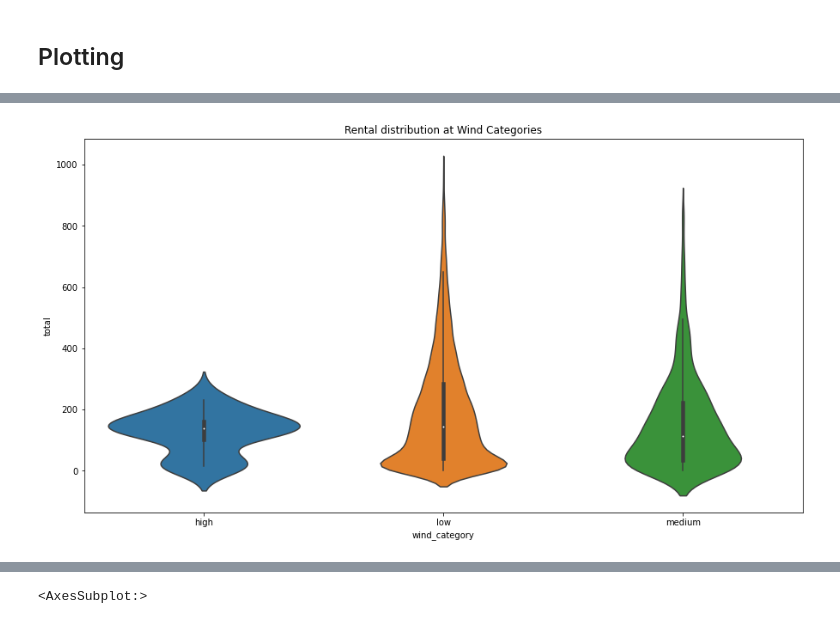
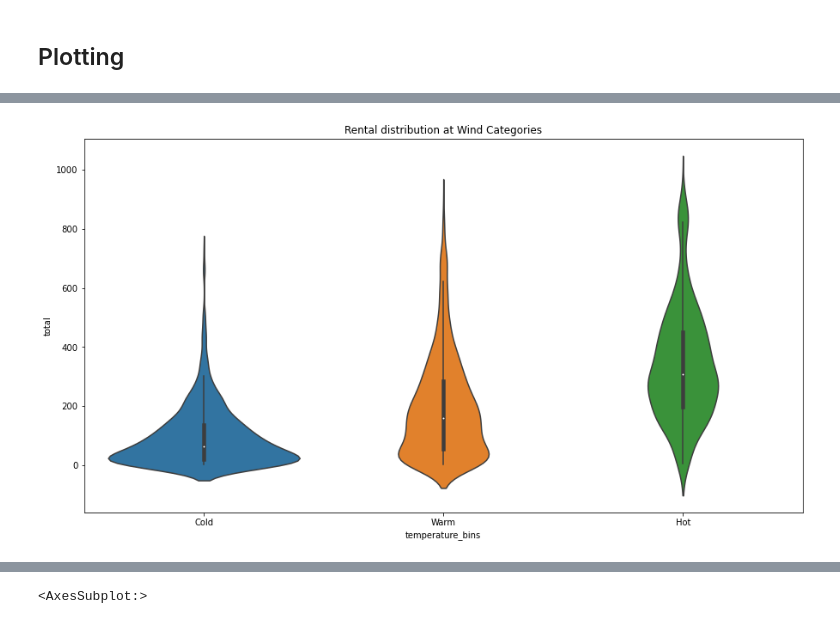
Before and after one commit to Maxremmo/Bike-Sharing-ML, a Jupyter notebook: bike_eda_hourly.ipynb, the cells around one changed output, grey strips where cells are left out. Drawn from its saved outputs; the diff is of its cells as text; code cells hidden in the pictures.

```diff
--- a/bike_eda_hourly.ipynb
+++ b/bike_eda_hourly.ipynb
@@ -42,5 +42,5 @@ cnt           False
 dtype: bool
 # %%
 df['dteday'] = pd.to_datetime(df['dteday'])
-df['dtime'] = df.apply(lambda row: datetime.datetime(year=row['dteday'].year, month=row['dteday'].month,
+df['dtime'] = df.apply(lambda row: dt.datetime(year=row['dteday'].year, month=row['dteday'].month,
                                                       day=row['dteday'].day, hour=row['hr']), axis=1)
@@ -187,9 +196,13 @@ df_complete['cloud_category'] = df_complete['cloudcover'].apply(lambda x:
 df_complete['wind_category'] = df_complete['windspeed'].apply(lambda x: 'low' if x <= 20 else
                                                      'medium' if x <= 30 else
                                                      'high')
+# %%
+df_complete['temperature_bins'] = pd.cut(df_complete['temperature'], bins=3, labels=('Cold','Warm','Hot'))
+df_complete['humidity_bins'] = pd.cut(df_complete['humidity'], bins=3, labels=('Low','Medium','High'))
+df_complete['precipitation_bins'] = pd.cut(df_complete['precipitation'], bins=3, labels=('Low','Medium','High'))
 # %%
 df_complete = df_complete[['dtime','season_name','weekday','workingday','holiday','total','casual',
-         'registered','temperature','precipitation','humidity', 'windspeed','wind_category','cloudcover','cloud_category']]
+         'registered','temperature', 'temperature_bins','precipitation', 'precipitation_bins','humidity', 'humidity_bins', 'windspeed','wind_category','cloudcover','cloud_category']]
 # %%
 df_complete.dtypes
 # %% [output]
@@ -217,6 +233,7 @@ df_complete['windspeed'] = df_complete['windspeed'].astype('int')
 df_complete['wind_category'] = df_complete['wind_category'].astype('category')
 df_complete['cloudcover'] = df_complete['cloudcover'].astype('int')
 df_complete['cloud_category'] = df_complete['cloud_category'].astype('category')
+df_complete['dtime'] = pd.to_datetime(df_complete['dtime'])
 # %%
 df_complete.dtypes
 # %% [output]
@@ -259,11 +297,11 @@ import matplotlib.pyplot as plt
 # %%
 fig,ax=plt.subplots(figsize=(15,8))
 #Violin plot for yearly distribution of counts
-sns.violinplot(x='wind_category',y='total',data=df_complete)
+sns.violinplot(x='temperature_bins',y='total',data=stormy_days)
 ax.set_title('Rental distribution at Wind Categories')
 plt.show()
 # %% [output]
-[figure, old version]
+[figure, new version]
 # %%
 corr_matrix = df_complete.corr()
 display(corr_matrix)
```
Also changed, not shown: parts of 22 cells of this notebook.
